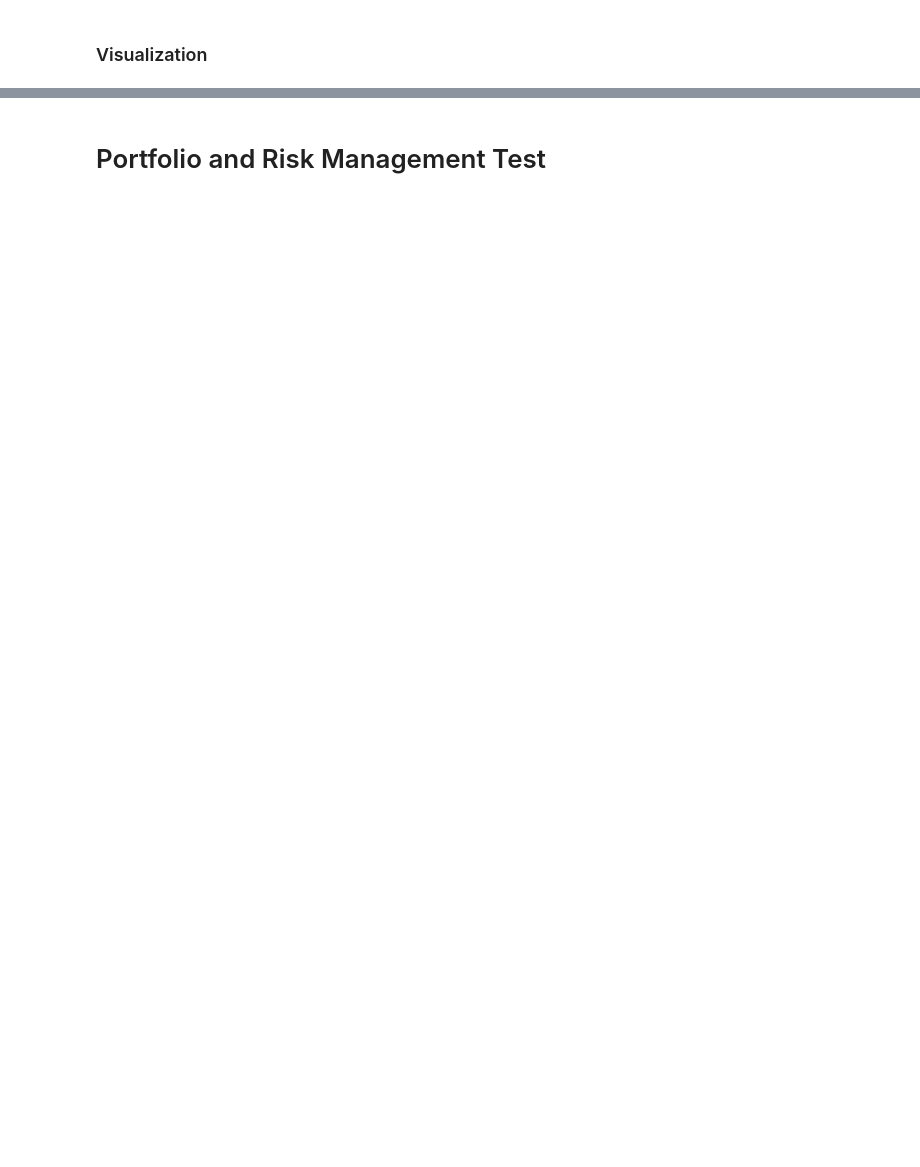
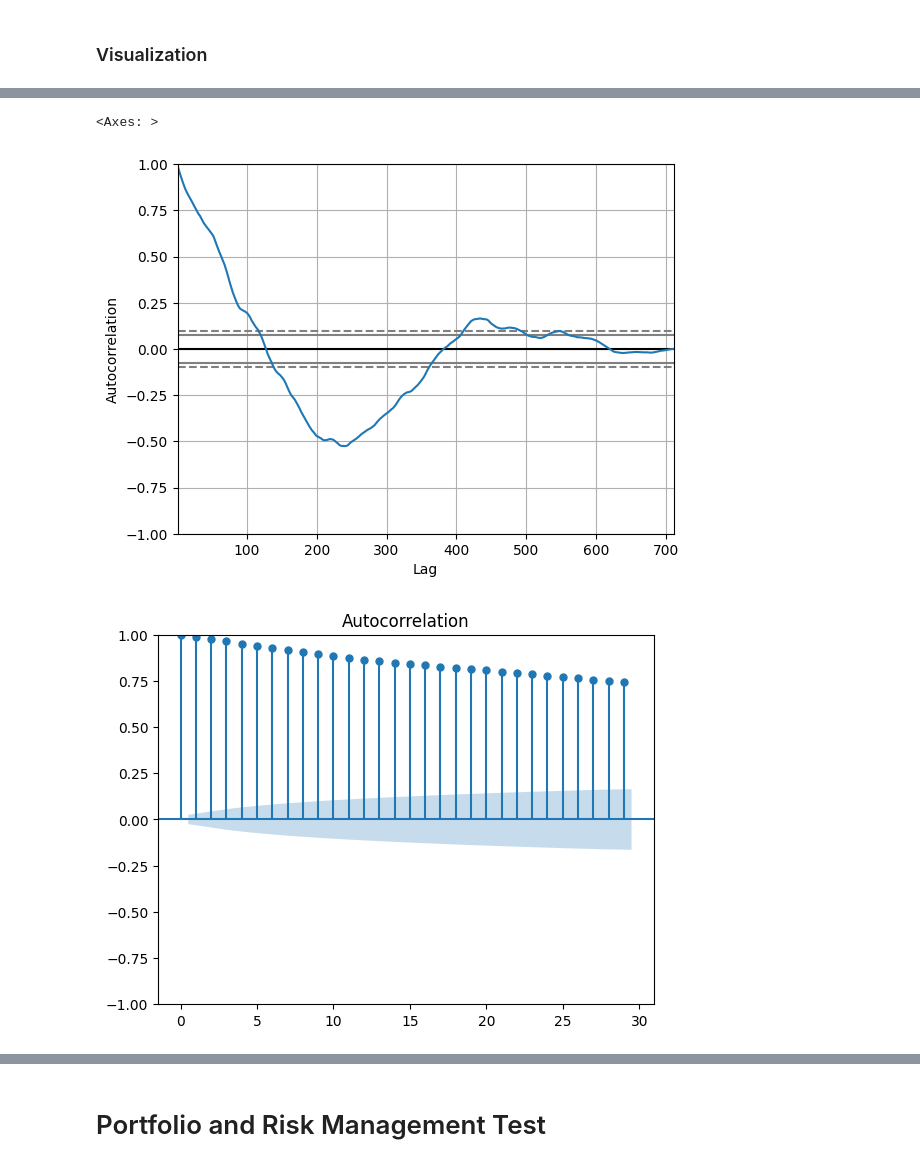
Before and after one commit to namithaxv/FinancialModelling, a Jupyter notebook: test1.ipynb, the cells around one changed output, grey strips where cells are left out. Saved outputs shown, nothing was run; the diff lists cells and outputs as text; code cells hidden in the pictures; blank space fills up the shorter version.

```diff
--- a/test1.ipynb
+++ b/test1.ipynb
@@ -218,0 +240,11 @@ fig4.show()
+# %%
+# Autocorrelation and Partial correlation functions (ACF/PACF)
+# slow decline of ACF: imply trend, slow decline of PCf: imply seasonality
+pd.plotting.autocorrelation_plot(y_train)
+plot_acf(y_train, alpha=0.5)
+plot_pacf(y_train, lags=20, alpha=0.5) #lag: number of time steps back from current time step
+pd.DataFrame(pmdarima.utils.acf(y_train)).plot()
+# %% [output]
+<Axes: >
+[figure, added]
+[figure, added]
```
Also changed, not shown: parts of 26 cells of this notebook.
